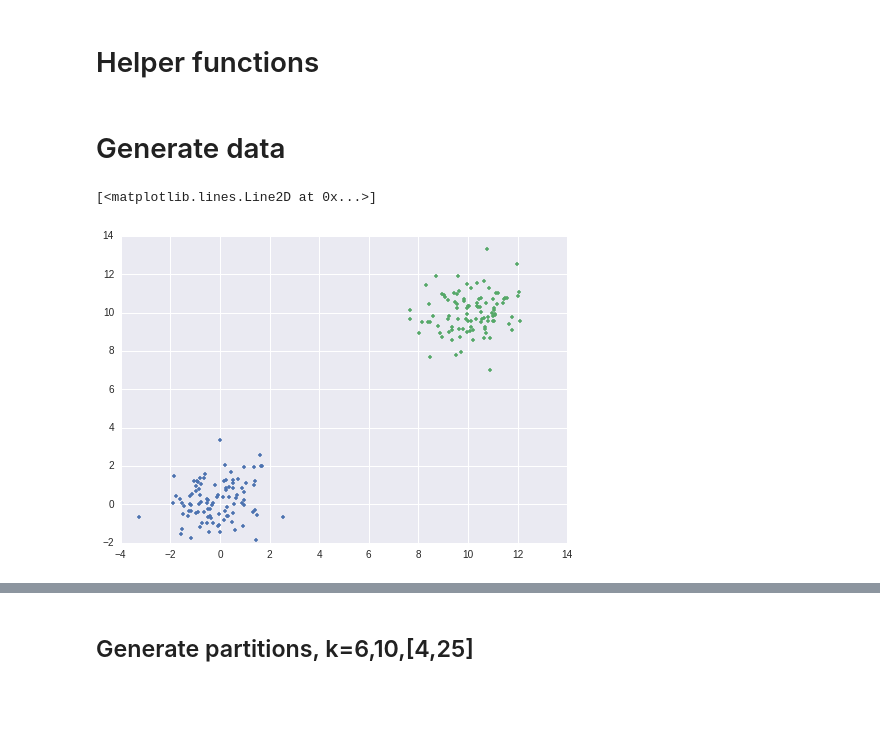
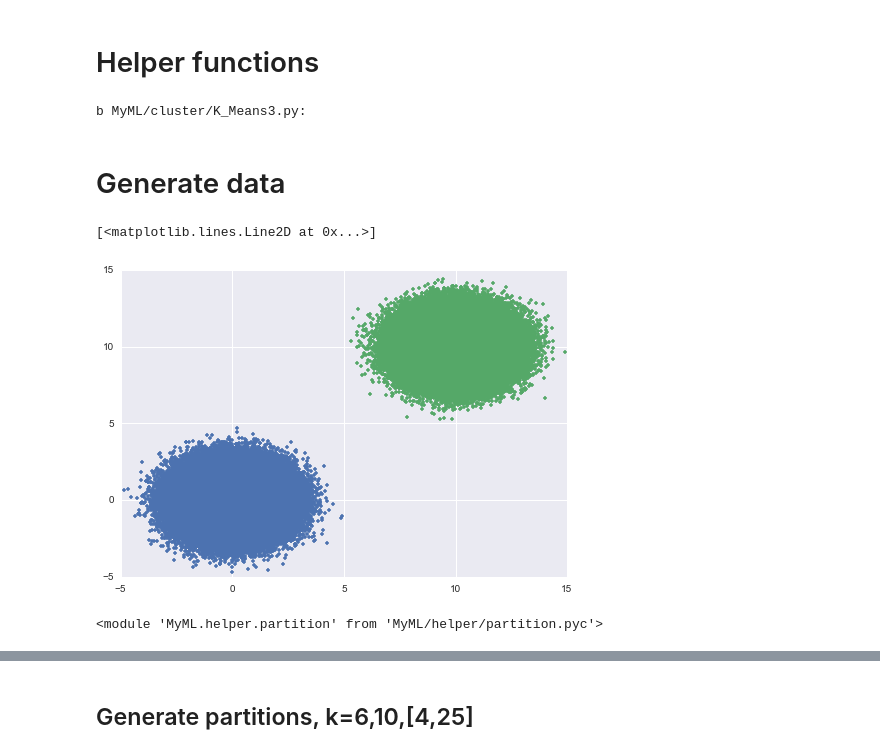
Before and after one commit to diogo-aos/QCThesis, a Jupyter notebook: notebooks/Sanity check - simplest cases.ipynb, the cells around one changed output, grey strips where cells are left out. Cells and saved outputs as stored; diff of their text form; code cells hidden in the pictures; blank space fills up the shorter version.

Commit message:
Refined K-Means. Helper functions for partitions.

```diff
--- a/notebooks/Sanity check - simplest cases.ipynb
+++ b/notebooks/Sanity check - simplest cases.ipynb
@@ -61,6 +64,10 @@ def stat_skl_kmeans(data,nclusters,gtruth,rounds=20,init='random'):
 
 
     return np.mean(all_acc),np.var(all_acc),np.max(all_acc),np.min(all_acc)
+# %%
+print "b MyML/cluster/K_Means3.py:"
+# %% [output]
+b MyML/cluster/K_Means3.py:
 # %%
 def k_analysis(partition_files,ground_truth,nprots,iters="converge",rounds=20,files=True):
     nsamples=data.shape[0]
@@ -110,25 +119,30 @@ def k_skl_analysis(partition_files,ground_truth,nprots,rounds=20,files=True):
 # %%
 center1=(0,0)
 center2=(10,10)
 
 cov1=1
 cov2=1
 
-n1=100
-n2=100
+n1=500000
+n2=500000
 nsamples=n1+n2
 dim=2
 
-g1 = np.random.normal(loc=center1,scale=cov1,size=(n1,dim))
-g2 = np.random.normal(loc=center2,scale=cov2,size=(n2,dim))
+g1 = np.random.normal(loc=center1,scale=cov1,size=(n1,dim)).astype(np.float32)
+g2 = np.random.normal(loc=center2,scale=cov2,size=(n2,dim)).astype(np.float32)
 
 data = np.vstack((g1,g2))
 gt=np.zeros(data.shape[0],dtype=np.int32)
 gt[100:]=1
 
 figData=plt.figure()
 plt.plot(g1[:,0],g1[:,1],'.')
 plt.plot(g2[:,0],g2[:,1],'.')
 # %% [output]
 [<matplotlib.lines.Line2D at 0x...>]
-[figure, old version]
+[figure, new version]
+# %%
+import MyML.helper.partition
+reload(MyML.helper.partition)
+# %% [output]
+<module 'MyML.helper.partition' from 'MyML/helper/partition.pyc'>
```
Also changed, not shown: parts of 34 cells of this notebook, 4 other files.
